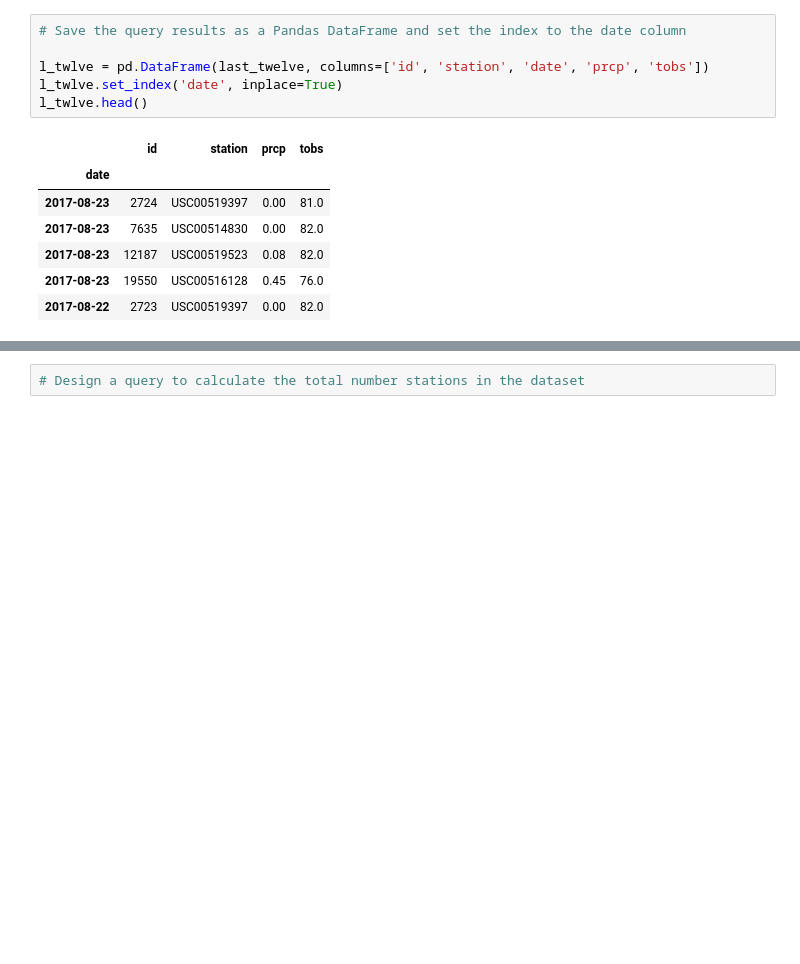
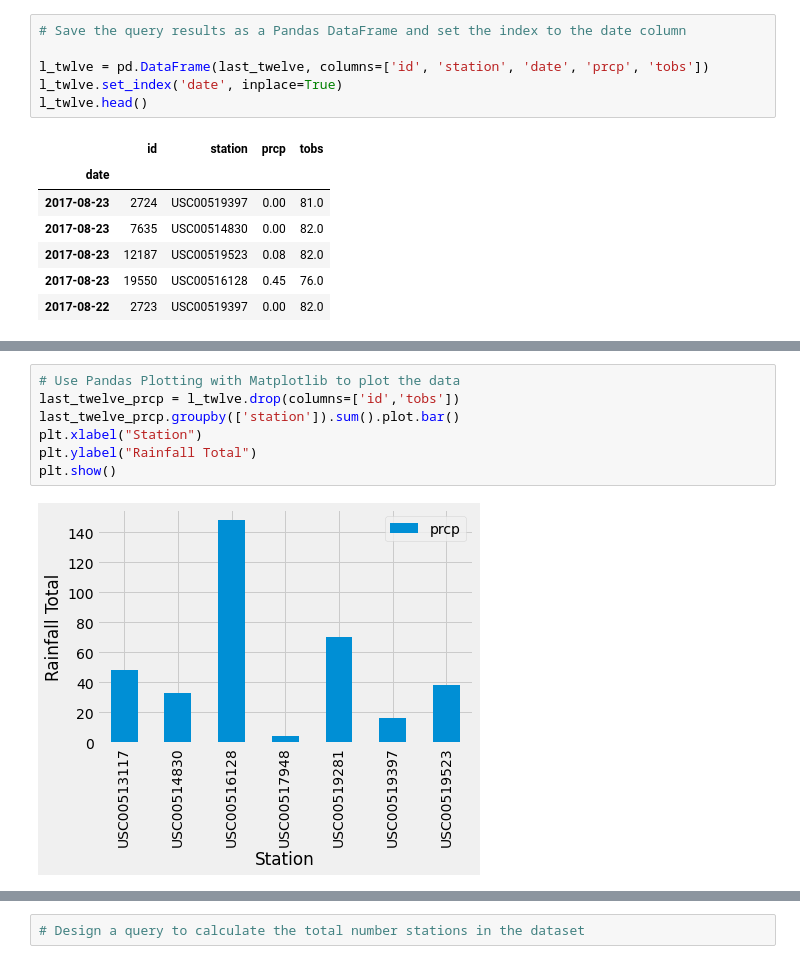
Before and after one commit to eddie0rNot/sqlalchemy-challenge, a Jupyter notebook: main_code.ipynb, the cells around one changed output, grey strips where cells are left out. Saved outputs shown, nothing was run; the diff lists cells and outputs as text; blank space fills up the shorter version.

```diff
--- a/main_code.ipynb
+++ b/main_code.ipynb
@@ -155,0 +172,9 @@ l_twlve.head()
+# %%
+# Use Pandas Plotting with Matplotlib to plot the data
+last_twelve_prcp = l_twlve.drop(columns=['id','tobs'])
+last_twelve_prcp.groupby(['station']).sum().plot.bar()
+plt.xlabel("Station")
+plt.ylabel("Rainfall Total")
+plt.show()
+# %% [output]
+[figure, added]
```
Also changed, not shown: parts of 4 cells of this notebook.
